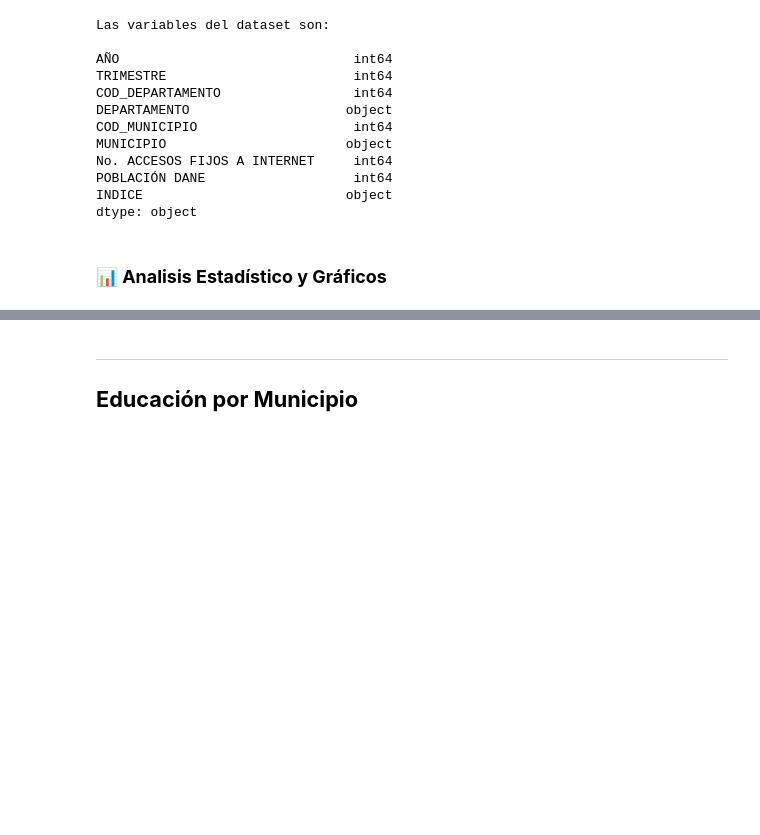
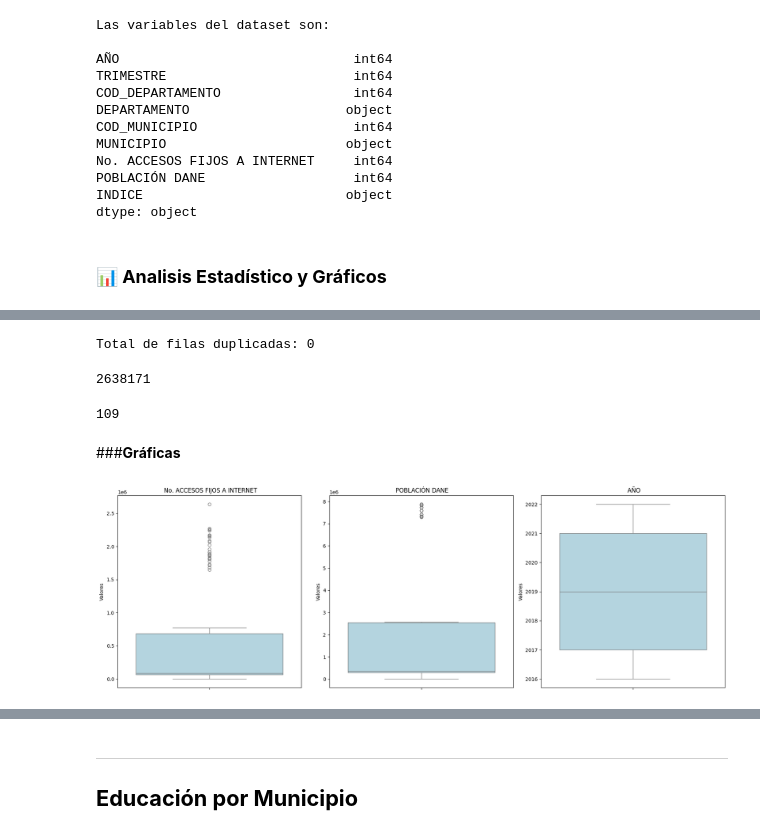
Before and after one commit to JuanParias29/BigDataProcessingProject, a Jupyter notebook: Entrega_Proyecto_1.ipynb, the cells around one changed output, grey strips where cells are left out. Saved outputs shown, nothing was run; the diff lists cells and outputs as text; code cells hidden in the pictures; blank space fills up the shorter version.

```diff
--- a/Entrega_Proyecto_1.ipynb
+++ b/Entrega_Proyecto_1.ipynb
@@ -145,15 +144,9 @@ dtype: object
 # %%
-# Transformar INDICE a flotante
-internet["INDICE"] = internet["INDICE"].astype(str).str.replace(",", ".").astype(float)
-
-# Obtener estadísticas generales
+# Obtener estadísticas generales de las columnas númericas
 estadisticas = internet.describe()
 
 # Mostrar estadísticas
 print(estadisticas)
-
-#Tamaño del Dataframe
-print(internet.shape)
 # %% [output]
                AÑO   TRIMESTRE  COD_DEPARTAMENTO  COD_MUNICIPIO  \
 count   140.000000  140.000000        140.000000     140.000000
@@ -265,0 +200,48 @@ dtype: float64
+# %%
+# Contar registros duplicados en todo el dataset
+duplicados = internet.duplicated()
+print(f"Total de filas duplicadas: {duplicados.sum()}")
+# %% [output]
+Total de filas duplicadas: 0
+# %%
+internet['No. ACCESOS FIJOS A INTERNET'].max()
+# %% [output]
+2638171
+# %%
+internet['No. ACCESOS FIJOS A INTERNET'].min()
+# %% [output]
+109
+# %% [markdown]
+###**Gráficas**
+# %%
+import matplotlib.pyplot as plt
+import seaborn as sns
+import pandas as pd
+
+# Cargar el dataset (ajusta según sea necesario)
+# df = pd.read_csv("archivo.csv")
+
+# Seleccionar las variables numéricas relevantes
+variables_relevantes = [
+    "No. ACCESOS FIJOS A INTERNET",
+    "POBLACIÓN DANE",
+    "AÑO"
+]
+
+# Filtrar solo las columnas numéricas relevantes y eliminar valores nulos
+df_numeric = internet[variables_relevantes].dropna()
+
+# Crear la figura y los subgráficos
+fig, axes = plt.subplots(nrows=1, ncols=len(variables_relevantes), figsize=(18, 6))
+
+# Generar boxplots para cada variable
+for i, col in enumerate(variables_relevantes):
+    sns.boxplot(y=df_numeric[col], ax=axes[i], color="lightblue")
+    axes[i].set_title(f' {col}')
+    axes[i].set_ylabel("Valores")
+
+# Ajustar el espacio entre gráficos
+plt.tight_layout()
+plt.show()
+# %% [output]
+[figure, added]
```
Also changed, not shown: parts of 101 cells of this notebook.
